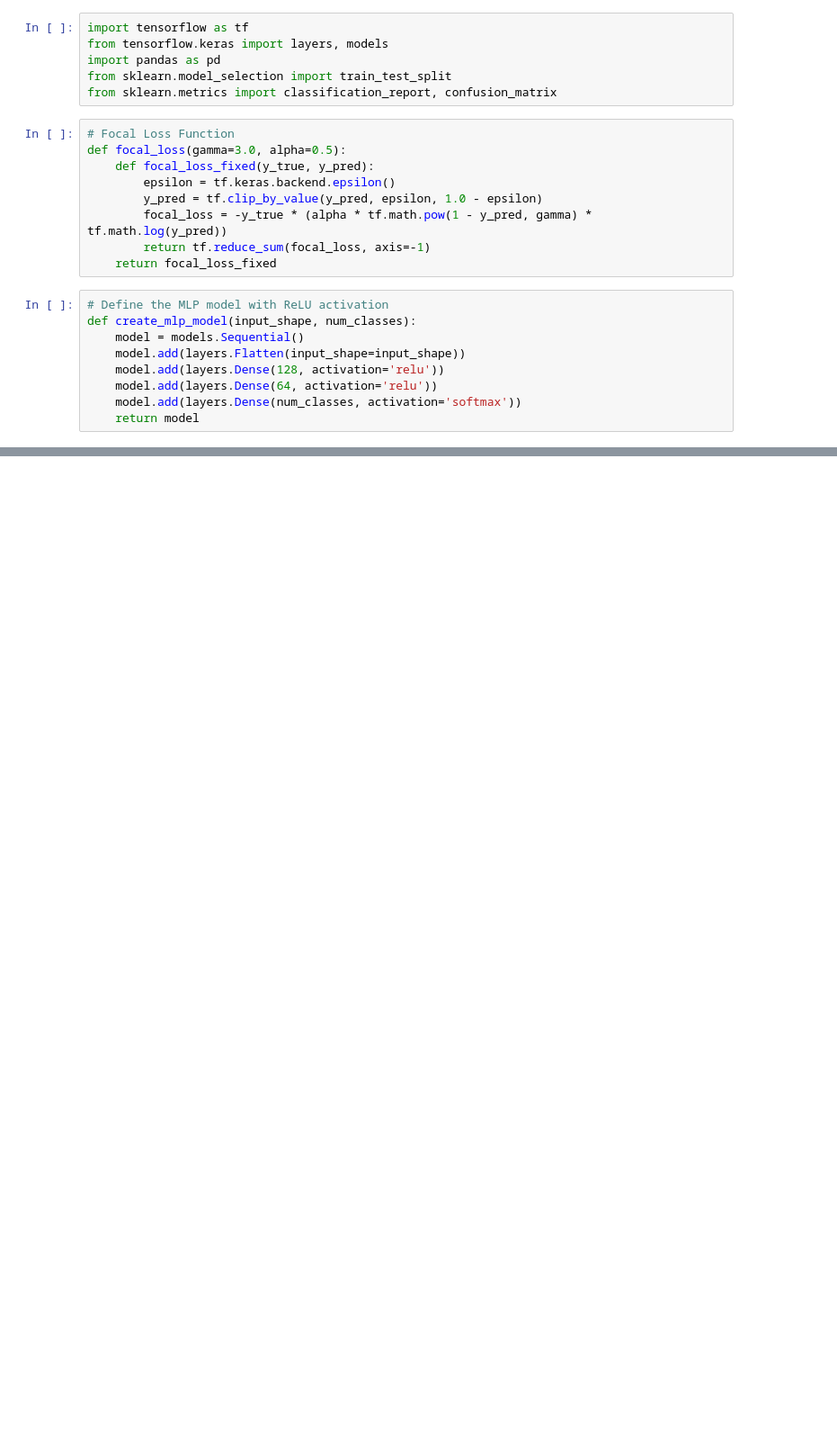
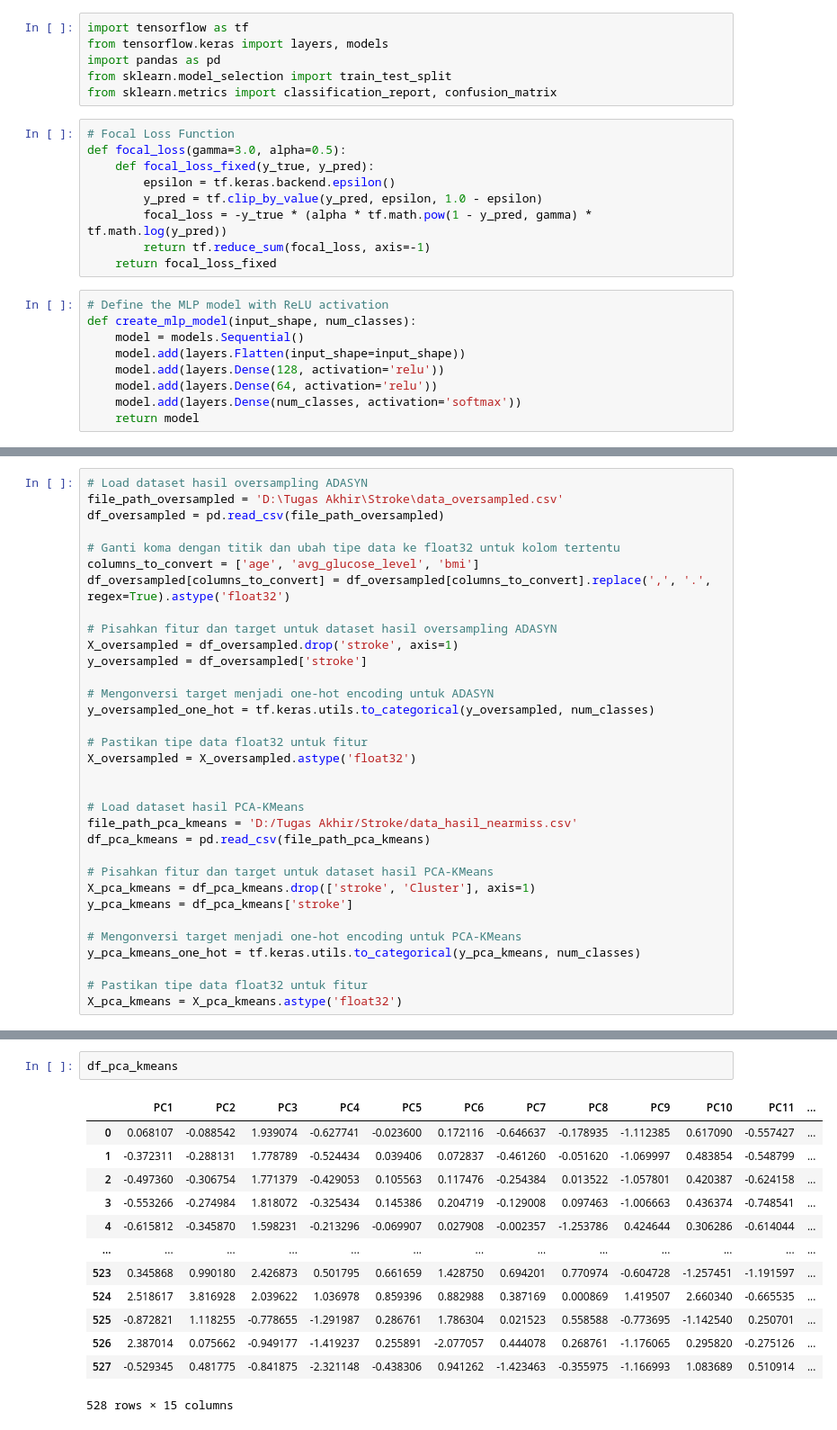
Before and after one commit to avillarafi45/TugasAkhirStrokePrediction, a Jupyter notebook: Klasifikasi DNN.ipynb, the cells around one changed output, grey strips where cells are left out. Shown at 90% size. Cells and saved outputs as stored; diff of their text form; blank space fills up the shorter version.

```diff
--- a/Klasifikasi DNN.ipynb
+++ b/Klasifikasi DNN.ipynb
@@ -52,0 +25,33 @@ df
+# %%
+# Load dataset hasil oversampling ADASYN
+file_path_oversampled = 'D:\Tugas Akhir\Stroke\data_oversampled.csv'
+df_oversampled = pd.read_csv(file_path_oversampled)
+
+# Ganti koma dengan titik dan ubah tipe data ke float32 untuk kolom tertentu
+columns_to_convert = ['age', 'avg_glucose_level', 'bmi']
+df_oversampled[columns_to_convert] = df_oversampled[columns_to_convert].replace(',', '.', regex=True).astype('float32')
+
+# Pisahkan fitur dan target untuk dataset hasil oversampling ADASYN
+X_oversampled = df_oversampled.drop('stroke', axis=1)
+y_oversampled = df_oversampled['stroke']
+
+# Mengonversi target menjadi one-hot encoding untuk ADASYN
+y_oversampled_one_hot = tf.keras.utils.to_categorical(y_oversampled, num_classes)
+
+# Pastikan tipe data float32 untuk fitur
+X_oversampled = X_oversampled.astype('float32')
+
+
+# Load dataset hasil PCA-KMeans
+file_path_pca_kmeans = 'D:/Tugas Akhir/Stroke/data_hasil_nearmiss.csv'
+df_pca_kmeans = pd.read_csv(file_path_pca_kmeans)
+
+# Pisahkan fitur dan target untuk dataset hasil PCA-KMeans
+X_pca_kmeans = df_pca_kmeans.drop(['stroke', 'Cluster'], axis=1)
+y_pca_kmeans = df_pca_kmeans['stroke']
+
+# Mengonversi target menjadi one-hot encoding untuk PCA-KMeans
+y_pca_kmeans_one_hot = tf.keras.utils.to_categorical(y_pca_kmeans, num_classes)
+
+# Pastikan tipe data float32 untuk fitur
+X_pca_kmeans = X_pca_kmeans.astype('float32')
@@ -53,2 +74,18 @@ df
+# %%
+df_pca_kmeans
+# %% [output]
+|  | PC1 | PC2 | PC3 | PC4 | PC5 | PC6 | PC7 | PC8 | PC9 | PC10 | PC11 | ... |
+| 0 | 0.068107 | -0.088542 | 1.939074 | -0.627741 | -0.023600 | 0.172116 | -0.646637 | -0.178935 | -1.112385 | 0.617090 | -0.557427 | ... |
+| 1 | -0.372311 | -0.288131 | 1.778789 | -0.524434 | 0.039406 | 0.072837 | -0.461260 | -0.051620 | -1.069997 | 0.483854 | -0.548799 | ... |
+| 2 | -0.497360 | -0.306754 | 1.771379 | -0.429053 | 0.105563 | 0.117476 | -0.254384 | 0.013522 | -1.057801 | 0.420387 | -0.624158 | ... |
+| 3 | -0.553266 | -0.274984 | 1.818072 | -0.325434 | 0.145386 | 0.204719 | -0.129008 | 0.097463 | -1.006663 | 0.436374 | -0.748541 | ... |
+| 4 | -0.615812 | -0.345870 | 1.598231 | -0.213296 | -0.069907 | 0.027908 | -0.002357 | -1.253786 | 0.424644 | 0.306286 | -0.614044 | ... |
+| ... | ... | ... | ... | ... | ... | ... | ... | ... | ... | ... | ... | ... |
+| 523 | 0.345868 | 0.990180 | 2.426873 | 0.501795 | 0.661659 | 1.428750 | 0.694201 | 0.770974 | -0.604728 | -1.257451 | -1.191597 | ... |
+| 524 | 2.518617 | 3.816928 | 2.039622 | 1.036978 | 0.859396 | 0.882988 | 0.387169 | 0.000869 | 1.419507 | 2.660340 | -0.665535 | ... |
+| 525 | -0.872821 | 1.118255 | -0.778655 | -1.291987 | 0.286761 | 1.786304 | 0.021523 | 0.558588 | -0.773695 | -1.142540 | 0.250701 | ... |
+| 526 | 2.387014 | 0.075662 | -0.949177 | -1.419237 | 0.255891 | -2.077057 | 0.444078 | 0.268761 | -1.176065 | 0.295820 | -0.275126 | ... |
+| 527 | -0.529345 | 0.481775 | -0.841875 | -2.321148 | -0.438306 | 0.941262 | -1.423463 | -0.355975 | -1.166993 | 1.083689 | 0.510914 | ... |
+528 rows × 15 columns
 # %%
 # Hitung frekuensi nilai unik dalam kolom 'stroke'
```
Also changed, not shown: parts of 13 cells of this notebook.
